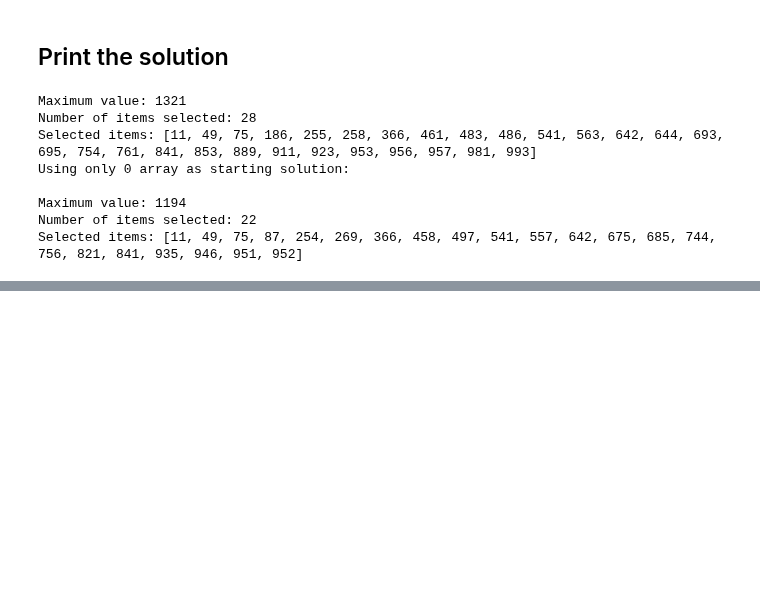
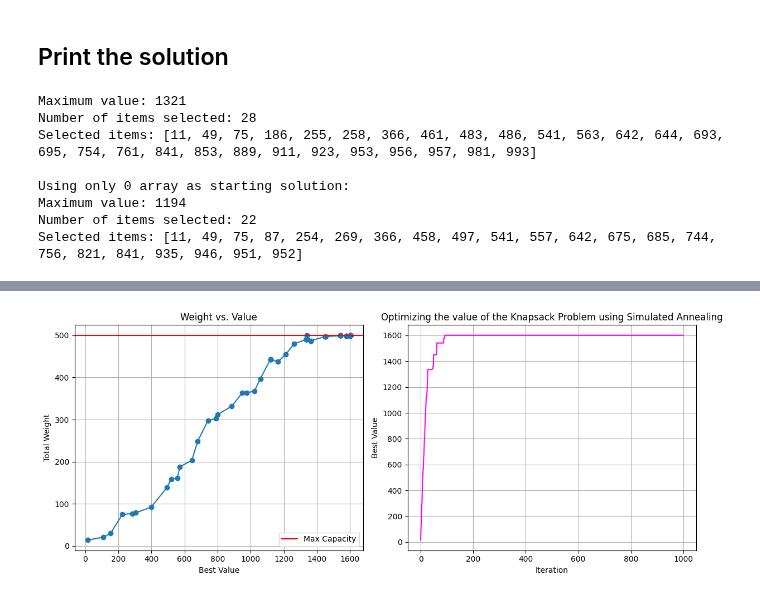
Before and after one commit to reascr/MSC-in-IT-and-Cognition, a Jupyter notebook: AppliedAI/optimization_task_1.ipynb, the cells around one changed output, grey strips where cells are left out. Drawn from its saved outputs; the diff is of its cells as text; code cells hidden in the pictures; blank space fills up the shorter version.

```diff
--- a/AppliedAI/optimization_task_1.ipynb
+++ b/AppliedAI/optimization_task_1.ipynb
@@ -248,0 +254,6 @@ Selected items: [11, 49, 75, 87, 254, 269, 366, 458, 497, 541, 557, 642, 675, 68
+# %%
+starting_solution_zero = [0] * num_items
+best_solution_zero, best_values_zero, best_weights_zero = knapsack_simulated_annealing(starting_solution_zero, values, weights, max_knapsack_capacity, max_iter, 10, 0.95)
+plot_solution(max_iter, best_values_zero, best_weights_zero)
+# %% [output]
+[figure, added]
```
Also changed, not shown: parts of 2 cells of this notebook.
